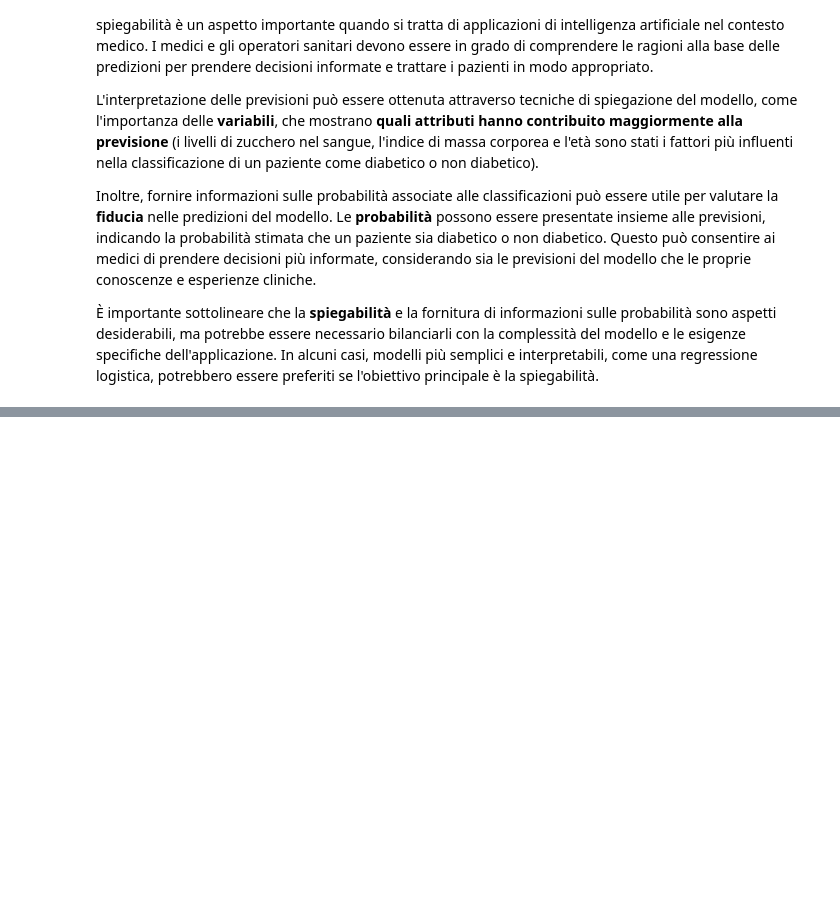
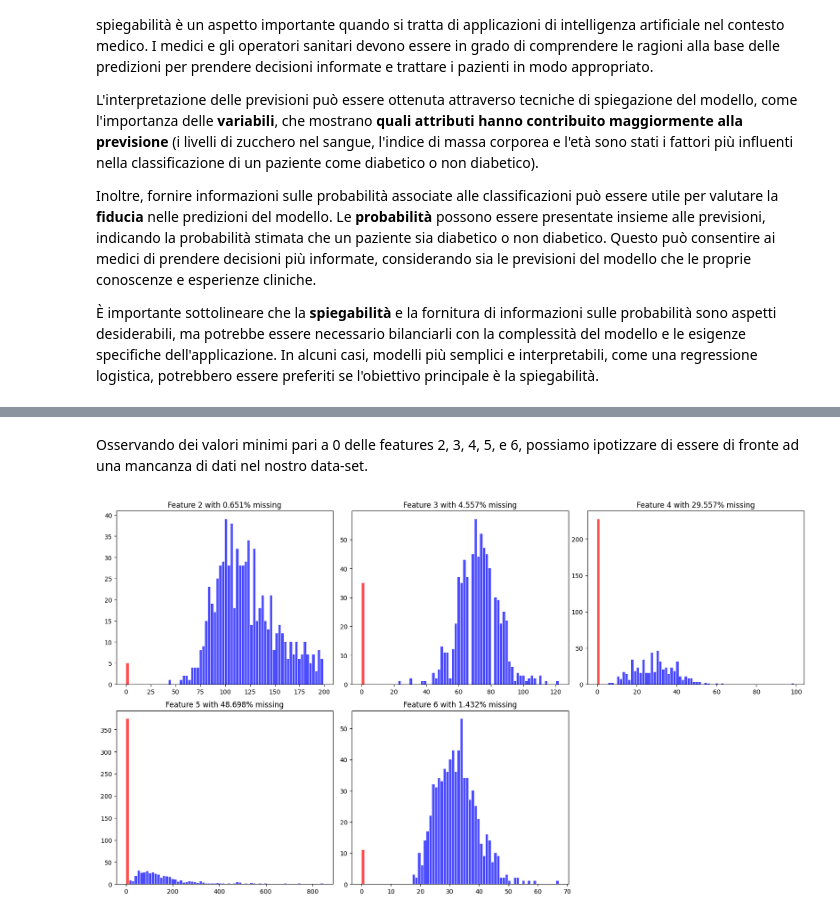
Before and after one commit to simonc999/Machine-learning-project, a Jupyter notebook: Untitled0.ipynb, the cells around one changed output, grey strips where cells are left out. Cells and saved outputs as stored; diff of their text form; code cells hidden in the pictures; blank space fills up the shorter version.

```diff
--- a/Untitled0.ipynb
+++ b/Untitled0.ipynb
@@ -56,0 +99,24 @@ Inoltre, fornire informazioni sulle probabilità associate alle classificazioni
+# %% [markdown]
+Osservando dei valori minimi pari a 0 delle features 2, 3, 4, 5, e 6, possiamo ipotizzare  di essere di fronte ad una mancanza di dati nel nostro data-set.
+# %%
+import numpy as np
+import matplotlib.pyplot as plt
+originalDATASET = pd.read_csv('https://raw.githubusercontent.com/simonc999/Machine-learning-project/main/pima-indians-diabetes.csv')
+originalDATASET.rename(columns={'1. Number of times pregnant': 'F1', '2. Plasma glucose concentration': 'F2', '3. Diastolic blood pressure (mm Hg)': 'F3', '4. Triceps skin fold thickness (mm)': 'F4', '5. 2-Hour serum insulin (mu U/ml)': 'F5', '6. Body mass index (weight in kg/(height in m)^2)': 'F6', '7. Diabetes pedigree function': 'F7', '8. Age (years)': 'F8', '9. Class variable (0 or 1)': 'C'}, inplace=True)
+
+# Printing plots:
+fig, axs = plt.subplots(2, 3,figsize=(16,9))
+i=1
+for ax in fig.get_axes():
+    data = originalDATASET.iloc[:,i]
+    N, bins, patches = ax.hist(x=data, bins=70, color='b',alpha=0.7, rwidth=0.85)
+    percentuale = (len(data[data == 0]) / len(data)) * 100
+    ax.set_title('Feature '+str(i+1) + ' with ' + str(round(percentuale,3)) + '% missing')
+    patches[0].set_facecolor('r')
+    i+=1
+fig.delaxes(axs[1,2])
+
+# Adjust padding:
+plt.tight_layout(pad=0.4, w_pad=0.5, h_pad=1.0)
+# %% [output]
+[figure, added]
```
Also changed, not shown: parts of 41 cells of this notebook.
